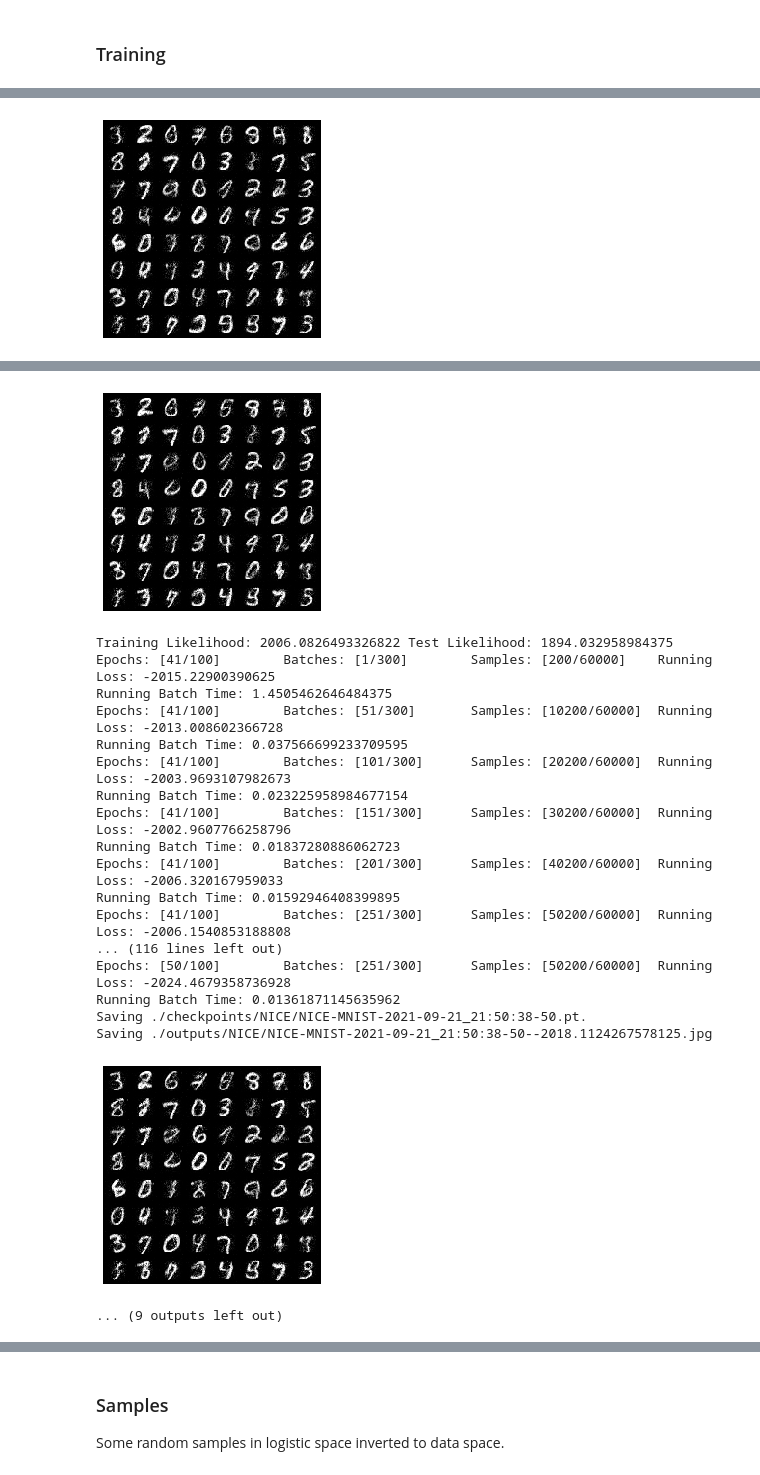
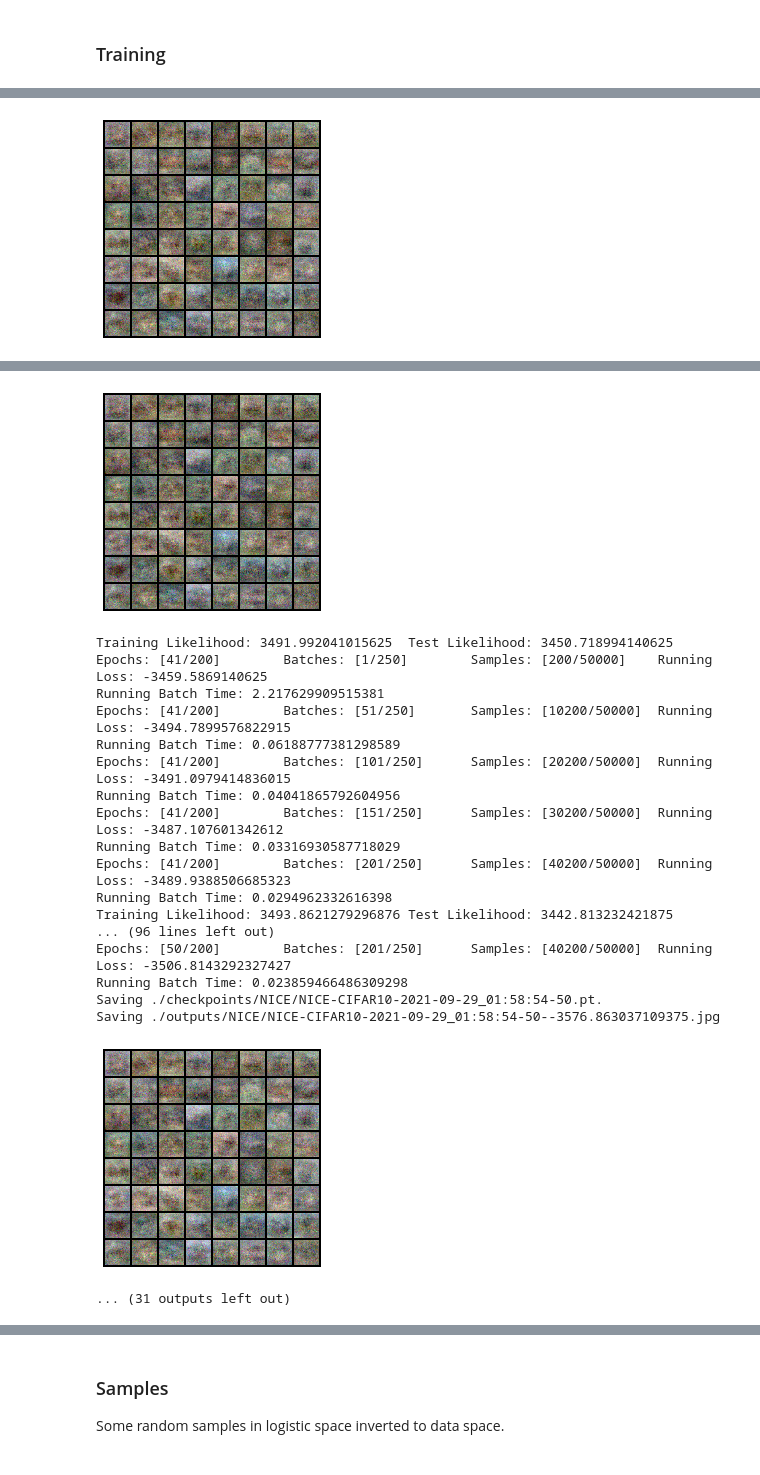
Before and after one commit to nu1ptr/ml_dl_notebooks, a Jupyter notebook: NICE.ipynb, the cells around one changed output, grey strips where cells are left out. Saved outputs shown, nothing was run; the diff lists cells and outputs as text; code cells hidden in the pictures.

```diff
--- a/NICE.ipynb
+++ b/NICE.ipynb
@@ -17,10 +17,11 @@ from PIL import Image
 DATASET_PATH = './datasets/'
 CHECKPOINT_PATH ='./checkpoints/NICE/'
 OUTPUT_PATH = './outputs/NICE/'
-CHECKPOINT_FILE ='' # If you want to load a checkpoint.
+CHECKPOINT_FILE = '' #./trained_models/NICE/NICE-MNIST.pt' # If you want to load a checkpoint.
+PREPROCESS_PATH = './preprocess/'
 
 # Data Loading Constants (Dependent on your hardware)
-DATASET = ['CIFAR10', 'MNIST'][1]
+DATASET = ['CIFAR10', 'MNIST'][0]
 BATCH_SIZE = 200
 NUM_WORKERS = 10
 PIN_MEMORY = True
@@ -28,7 +29,7 @@ PIN_MEMORY = True
 # Training Constants
 BATCH_PRINT = 50 # Every 50 batches print training progress.
 EPOCH_CHECKPOINT = 10 # Every 10 epochs, save a checkpoint.
-NUM_EPOCHS = 100
+NUM_EPOCHS = 200
 IS_TRAINING= True # Start training a model, unless you want to load a checkpoint instead.
 
 # Set device to gpu by default if available.
@@ -372,9 +408,10 @@ optimizer = optim.Adam(model.parameters(), lr=1e-3, eps=1e-4)
 If available...
 # %%
 if CHECKPOINT_FILE != '':
-    ckpt = CHECKPOINT_FILE
-    model.load_state_dict(torch.load(ckpt)['model_state_dict'])
-    optimizer.load_state_dict(torch.load(ckpt['optimizer_state_dict']))
+    ckpt = torch.load(CHECKPOINT_FILE)
+    model.load_state_dict(ckpt['model_state_dict'])
+    optimizer.load_state_dict(ckpt['optimizer_state_dict'])
+    epoch = ckpt['epoch']
 # %% [markdown]
 ### Training
 # %%
@@ -385,11 +422,12 @@ from meters import LossMeter, HWMeter
 # Generate a fixed point in logistic space to invert across training. Allows us to see progress.
 lo = torch.tensor([0.], device=device)
 hi = torch.tensor([1.], device=device)
-fixed_sample = logistic(sample_shape, torch.distributions.Uniform(lo,hi))
+prior = torch.distributions.Uniform(lo,hi)
+fixed_sample = logistic(sample_shape, prior)
 
 # Record the inverse during training for visualization purposes
 inverse_records = []
-batch_rate = 2
+batch_rate = 4
 max_iters = 300
 rec_iter = 0
 # Local training variables
@@ -403,9 +441,11 @@ while epoch < NUM_EPOCHS and IS_TRAINING:
         # Train Loop
         model.train()
         for i, (x,y) in enumerate(train_loader):
-            optimizer.zero_grad()
+            for param in model.parameters():
+                param.grad = None
 
-            x = x.to(device)
+            x = preprocess(x.to(device))
+
             logprior, logdet = model(x)
             nll = -log_likelihood(logprior, logdet).mean()
             nll.backward()
@@ -422,7 +462,7 @@ while epoch < NUM_EPOCHS and IS_TRAINING:
                 # Record Inverse
                 if rec_iter < max_iters:
                     with torch.no_grad():
-                        sample = model.inverse(fixed_sample)
+                        sample = deprocess(model.inverse(fixed_sample))
                         inverse_records.append((sample.detach(), epoch, i, -loss_meter.running_loss / (i+1)))
                     rec_iter += 1
         train_ll = -loss_meter.running_loss / len(train_loader)
@@ -432,7 +472,7 @@ while epoch < NUM_EPOCHS and IS_TRAINING:
         with torch.no_grad():
             test_ll = 0.
             for i, (x,y) in enumerate(test_loader):
-                x = x.to(device)
+                x = preprocess(x.to(device))
                 logprior, logdet = model(x)
                 ll = log_likelihood(logprior, logdet).sum()
                 test_ll += ll
@@ -443,7 +483,7 @@ while epoch < NUM_EPOCHS and IS_TRAINING:
         test_lls.append(test_ll.item())
 
         # Store a Checkpoint
-        if epoch % EPOCH_CHECKPOINT == 0:
+        if epoch % EPOCH_CHECKPOINT == 0 or epoch == NUM_EPOCHS-1:
             time = datetime.now().strftime("%Y-%m-%d_%H:%M:%S")
             ckptpath = f'{CHECKPOINT_PATH}NICE-{DATASET}-{time}-{epoch}.pt'
             torch.save({
@@ -461,7 +501,7 @@ while epoch < NUM_EPOCHS and IS_TRAINING:
             outpath = f'{OUTPUT_PATH}NICE-{DATASET}-{time}-{epoch}-{nll}.jpg'
             model.eval()
             with torch.no_grad():
-                samples = model.inverse(fixed_sample)
+                samples = deprocess(model.inverse(fixed_sample))
             print(f'Saving {outpath}')
             grid = make_grid(samples.reshape(((-1,)+img_shape)).detach().cpu().clamp(0, 1))
             show(grid)
@@ -544 +582 @@ Saving ./outputs/NICE/NICE-MNIST-2021-09-21_21:49:22-30--1967.1636962890625.jpg
-[figure, old version]
+[figure, new version]
@@ -562,23 +600,23 @@ Saving ./outputs/NICE/NICE-MNIST-2021-09-21_21:50:00-40--1996.3309326171875.jpg
-[figure, old version]
+[figure, new version]
-Training Likelihood: 2006.0826493326822 Test Likelihood: 1894.032958984375
-Epochs: [41/100]        Batches: [1/300]        Samples: [200/60000]    Running Loss: -2015.22900390625
-Running Batch Time: 1.4505462646484375
-Epochs: [41/100]        Batches: [51/300]       Samples: [10200/60000]  Running Loss: -2013.008602366728
-Running Batch Time: 0.037566699233709595
-Epochs: [41/100]        Batches: [101/300]      Samples: [20200/60000]  Running Loss: -2003.9693107982673
-Running Batch Time: 0.023225958984677154
-Epochs: [41/100]        Batches: [151/300]      Samples: [30200/60000]  Running Loss: -2002.9607766258796
-Running Batch Time: 0.01837280886062723
-Epochs: [41/100]        Batches: [201/300]      Samples: [40200/60000]  Running Loss: -2006.320167959033
-Running Batch Time: 0.01592946408399895
-Epochs: [41/100]        Batches: [251/300]      Samples: [50200/60000]  Running Loss: -2006.1540853188808
-... (116 lines left out)
-Epochs: [50/100]        Batches: [251/300]      Samples: [50200/60000]  Running Loss: -2024.4679358736928
-Running Batch Time: 0.01361871145635962
-Saving ./checkpoints/NICE/NICE-MNIST-2021-09-21_21:50:38-50.pt.
-Saving ./outputs/NICE/NICE-MNIST-2021-09-21_21:50:38-50--2018.1124267578125.jpg
+Training Likelihood: 3491.992041015625  Test Likelihood: 3450.718994140625
+Epochs: [41/200]        Batches: [1/250]        Samples: [200/50000]    Running Loss: -3459.5869140625
+Running Batch Time: 2.217629909515381
+Epochs: [41/200]        Batches: [51/250]       Samples: [10200/50000]  Running Loss: -3494.7899576822915
+Running Batch Time: 0.06188777381298589
+Epochs: [41/200]        Batches: [101/250]      Samples: [20200/50000]  Running Loss: -3491.0979414836015
+Running Batch Time: 0.04041865792604956
+Epochs: [41/200]        Batches: [151/250]      Samples: [30200/50000]  Running Loss: -3487.107601342612
+Running Batch Time: 0.03316930587718029
+Epochs: [41/200]        Batches: [201/250]      Samples: [40200/50000]  Running Loss: -3489.9388506685323
+Running Batch Time: 0.0294962332616398
+Training Likelihood: 3493.8621279296876 Test Likelihood: 3442.813232421875
+... (96 lines left out)
+Epochs: [50/200]        Batches: [201/250]      Samples: [40200/50000]  Running Loss: -3506.8143292327427
+Running Batch Time: 0.023859466486309298
+Saving ./checkpoints/NICE/NICE-CIFAR10-2021-09-29_01:58:54-50.pt.
+Saving ./outputs/NICE/NICE-CIFAR10-2021-09-29_01:58:54-50--3576.863037109375.jpg
-[figure, old version]
+[figure, new version]
-... (9 outputs left out)
+... (31 outputs left out)
 # %%
 import imageio
 import io
```
Also changed, not shown: parts of 8 cells of this notebook, 1 other file.
